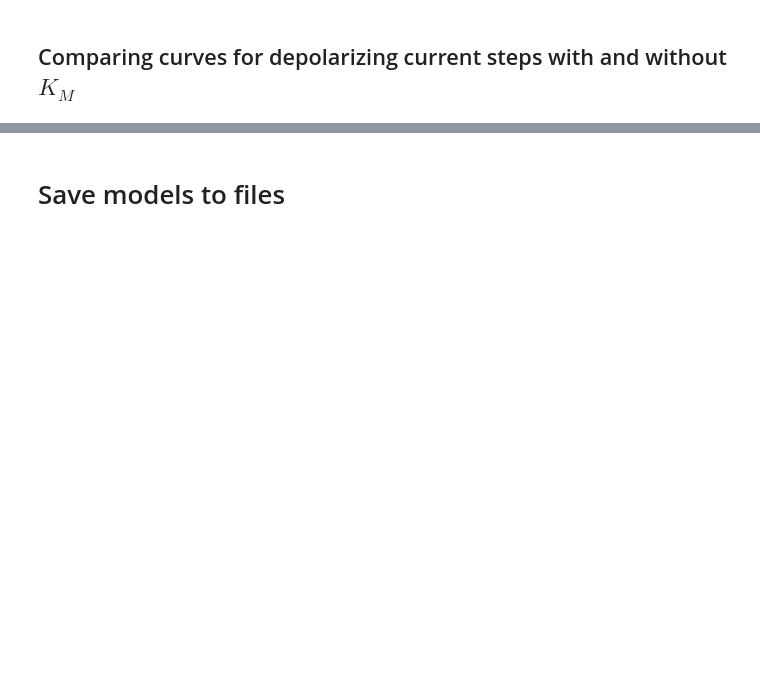
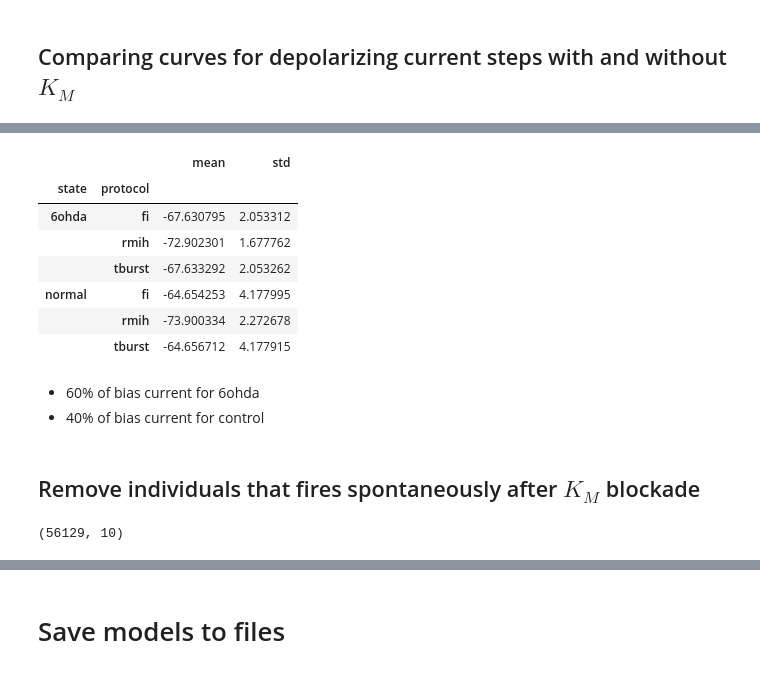
Before and after one commit to FrancescoCavarretta/VMOptimizer, a Jupyter notebook: QualityCheck1.ipynb, the cells around one changed output, grey strips where cells are left out. Cells and saved outputs as stored; diff of their text form; code cells hidden in the pictures; blank space fills up the shorter version.

```diff
--- a/QualityCheck1.ipynb
+++ b/QualityCheck1.ipynb
@@ -136,0 +156,14 @@ Name: state, dtype: int64
+# %%
+pd.read_csv('qc_no_km_60.csv').groupby(['state', 'protocol']).voltage_base.describe()[['mean', 'std']]
+# %% [output]
+|  |  | mean | std |
+| state | protocol |  |  |
+| 6ohda | fi | -67.630795 | 2.053312 |
+|  | rmih | -72.902301 | 1.677762 |
+|  | tburst | -67.633292 | 2.053262 |
+| normal | fi | -64.654253 | 4.177995 |
+|  | rmih | -73.900334 | 2.272678 |
+|  | tburst | -64.656712 | 4.177915 |
+# %% [markdown]
+* 60% of bias current for 6ohda
+* 40% of bias current for control
@@ -136,0 +178,2 @@ Name: state, dtype: int64
+# %% [markdown]
+## Remove individuals that fires spontaneously after $K_M$ blockade
@@ -136,0 +186,4 @@ Name: state, dtype: int64
+# %%
+df_no_km.shape
+# %% [output]
+(56129, 10)
```
Also changed, not shown: parts of 42 cells of this notebook.
